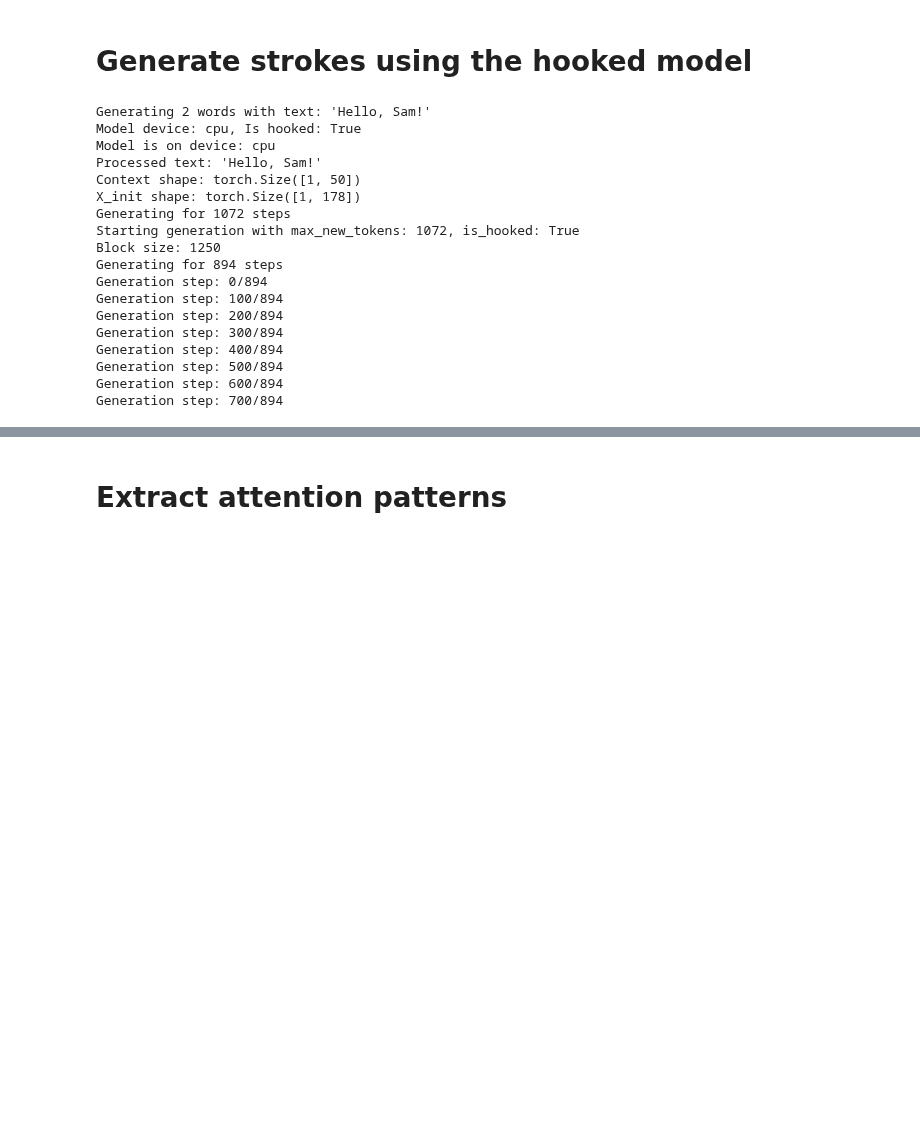
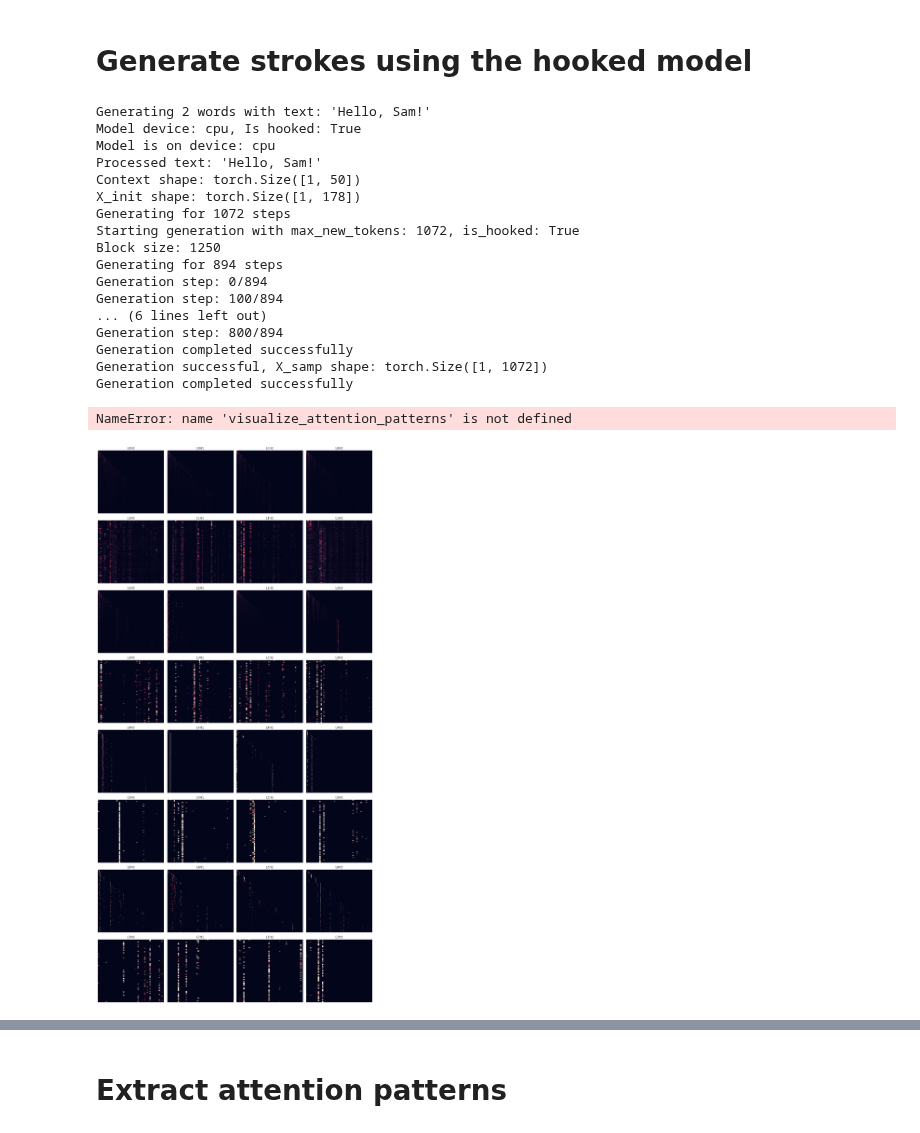
Before and after one commit to greydanus/cursivetransformer, a Jupyter notebook: cursivetransformer_mech_interp_part_3_stroke_attention.ipynb, the cells around one changed output, grey strips where cells are left out. Saved outputs shown, nothing was run; the diff lists cells and outputs as text; code cells hidden in the pictures; blank space fills up the shorter version.

```diff
--- a/cursivetransformer_mech_interp_part_3_stroke_attention.ipynb
+++ b/cursivetransformer_mech_interp_part_3_stroke_attention.ipynb
@@ -158,7 +156,7 @@ Successfully loaded pretrained model cursivetransformer
 # Generate strokes using the hooked model
 # %%
 text = "Hello, Sam!"
-offset_samp, point_samp, cache = generate_n_words(model, test_dataset, text, n_words=2, is_hooked=True)
+offset_samp, point_samp, attention_patterns = generate_n_words(model, test_dataset, text, n_words=2, is_hooked=True)
 # %% [output]
 Generating 2 words with text: 'Hello, Sam!'
 Model device: cpu, Is hooked: True
@@ -172,9 +170,14 @@ Block size: 1250
 Generating for 894 steps
 Generation step: 0/894
 Generation step: 100/894
-Generation step: 200/894
-Generation step: 300/894
-Generation step: 400/894
-Generation step: 500/894
-Generation step: 600/894
-Generation step: 700/894
+... (6 lines left out)
+Generation step: 800/894
+Generation completed successfully
+Generation successful, X_samp shape: torch.Size([1, 1072])
+Generation completed successfully
+NameError: name 'visualize_attention_patterns' is not defined
+# %%
+if attention_patterns is not None:
+    visualize_attention_patterns(attention_patterns)
+# %% [output]
+[figure, added]
```
Also changed, not shown: parts of 2 cells of this notebook.
